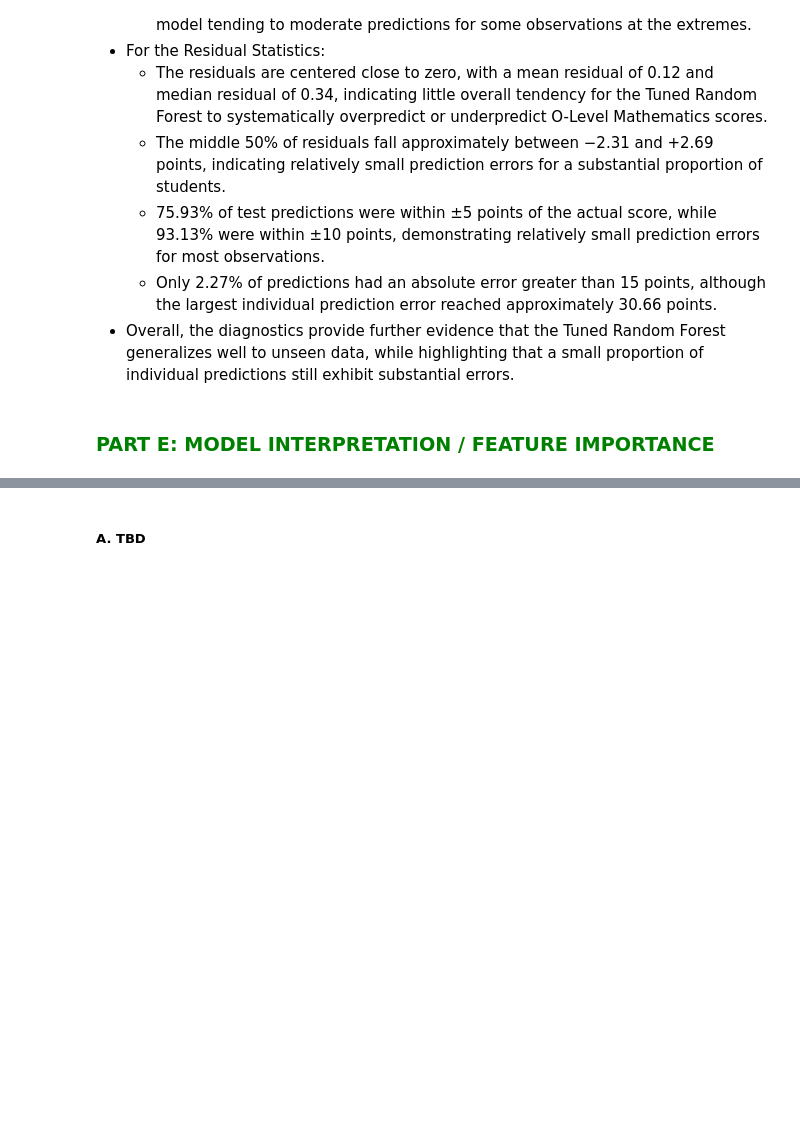
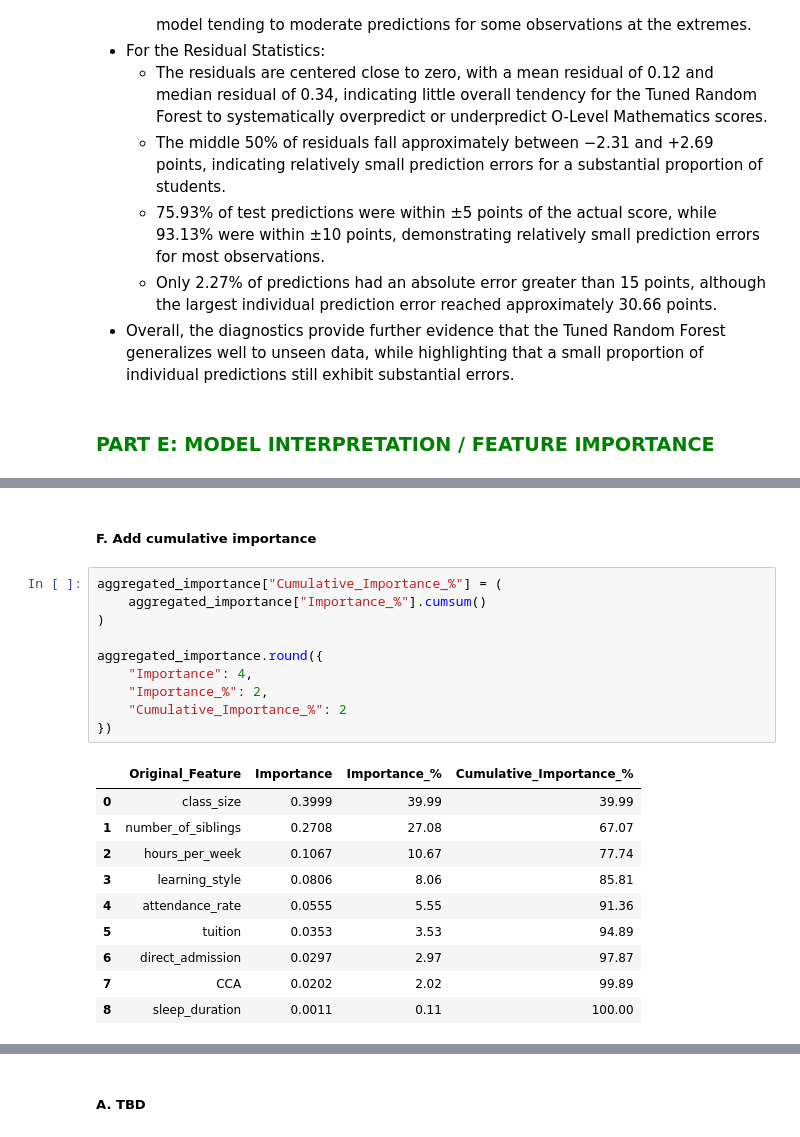
Before and after one commit to thedataanalyst-ylime/o-level-mathematics-performance-analysis, a Jupyter notebook: eda.ipynb, the cells around one changed output, grey strips where cells are left out. Cells and saved outputs as stored; diff of their text form; blank space fills up the shorter version.

```diff
--- a/eda.ipynb
+++ b/eda.ipynb
@@ -3658,0 +3893,23 @@ Largest absolute prediction error: 30.66
+# %% [markdown]
+##### F. Add cumulative importance
+# %%
+aggregated_importance["Cumulative_Importance_%"] = (
+    aggregated_importance["Importance_%"].cumsum()
+)
+
+aggregated_importance.round({
+    "Importance": 4,
+    "Importance_%": 2,
+    "Cumulative_Importance_%": 2
+})
+# %% [output]
+|  | Original_Feature | Importance | Importance_% | Cumulative_Importance_% |
+| 0 | class_size | 0.3999 | 39.99 | 39.99 |
+| 1 | number_of_siblings | 0.2708 | 27.08 | 67.07 |
+| 2 | hours_per_week | 0.1067 | 10.67 | 77.74 |
+| 3 | learning_style | 0.0806 | 8.06 | 85.81 |
+| 4 | attendance_rate | 0.0555 | 5.55 | 91.36 |
+| 5 | tuition | 0.0353 | 3.53 | 94.89 |
+| 6 | direct_admission | 0.0297 | 2.97 | 97.87 |
+| 7 | CCA | 0.0202 | 2.02 | 99.89 |
+| 8 | sleep_duration | 0.0011 | 0.11 | 100.00 |
```
Also changed, not shown: parts of 21 cells of this notebook.
